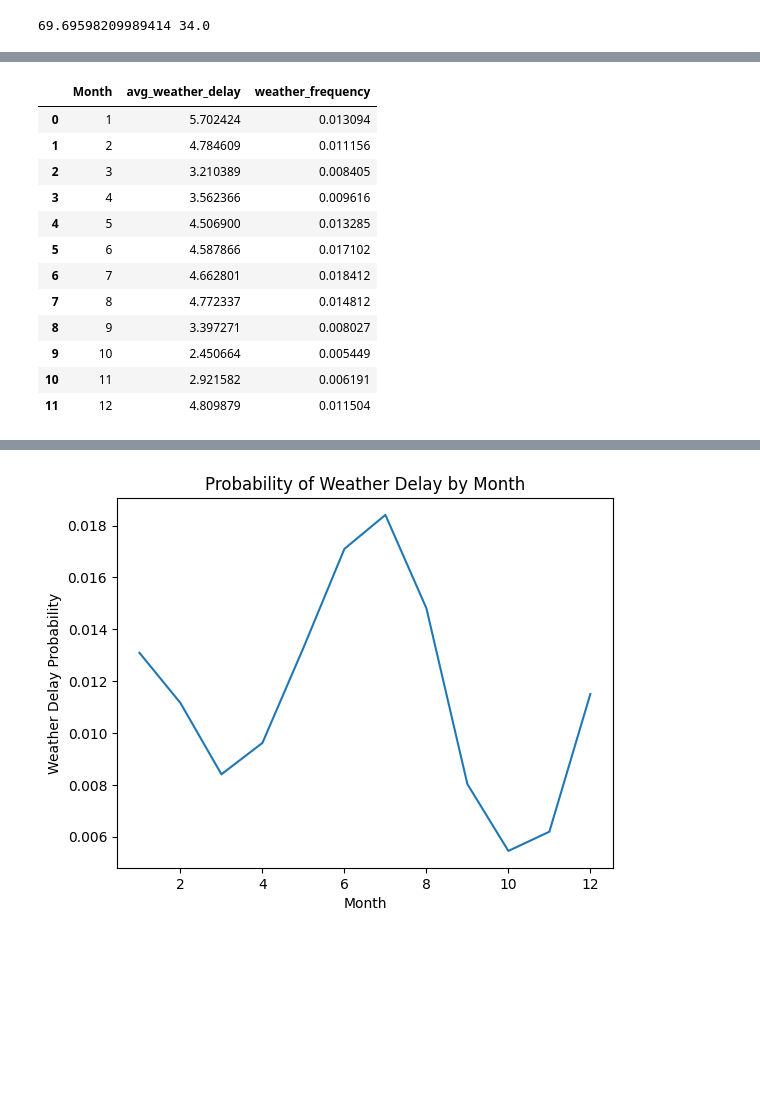
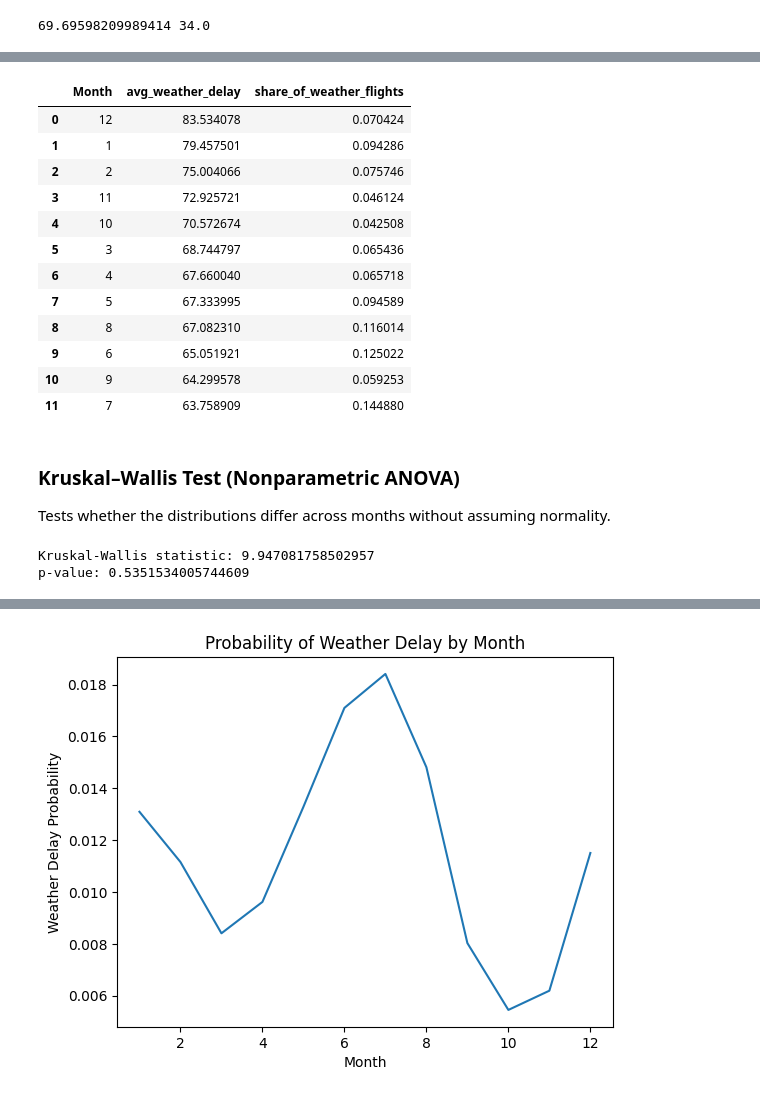
Before and after one commit to HudsonPifer1217/CSC369, a Jupyter notebook: FinalProject/WeatherEDA.ipynb, the cells around one changed output, grey strips where cells are left out. Cells and saved outputs as stored; diff of their text form; code cells hidden in the pictures; blank space fills up the shorter version.

```diff
--- a/FinalProject/WeatherEDA.ipynb
+++ b/FinalProject/WeatherEDA.ipynb
@@ -71,26 +90,35 @@ plt.show()
 # %%
 monthly_weather = con.execute(f"""
     SELECT
         Month,
         AVG(WeatherDelay) AS avg_weather_delay,
-        AVG(CASE WHEN WeatherDelay > 0 THEN 1 ELSE 0 END) AS weather_frequency
+        COUNT(*) * 1.0 / (
+            SELECT COUNT(*)
+            FROM read_parquet('{PATH}')
+            WHERE WeatherDelay > 0
+        ) AS share_of_weather_flights
     FROM read_parquet('{PATH}')
+    WHERE WeatherDelay > 0
     GROUP BY Month
-    ORDER BY Month
+    ORDER BY avg_weather_delay DESC
 """).df()
 
 monthly_weather
 # %% [output]
-|  | Month | avg_weather_delay | weather_frequency |
-| 0 | 1 | 5.702424 | 0.013094 |
-| 1 | 2 | 4.784609 | 0.011156 |
-| 2 | 3 | 3.210389 | 0.008405 |
-| 3 | 4 | 3.562366 | 0.009616 |
-| 4 | 5 | 4.506900 | 0.013285 |
-| 5 | 6 | 4.587866 | 0.017102 |
-| 6 | 7 | 4.662801 | 0.018412 |
-| 7 | 8 | 4.772337 | 0.014812 |
-| 8 | 9 | 3.397271 | 0.008027 |
-| 9 | 10 | 2.450664 | 0.005449 |
-| 10 | 11 | 2.921582 | 0.006191 |
-| 11 | 12 | 4.809879 | 0.011504 |
+|  | Month | avg_weather_delay | share_of_weather_flights |
+| 0 | 12 | 83.534078 | 0.070424 |
+| 1 | 1 | 79.457501 | 0.094286 |
+| 2 | 2 | 75.004066 | 0.075746 |
+| 3 | 11 | 72.925721 | 0.046124 |
+| 4 | 10 | 70.572674 | 0.042508 |
+| 5 | 3 | 68.744797 | 0.065436 |
+| 6 | 4 | 67.660040 | 0.065718 |
+| 7 | 5 | 67.333995 | 0.094589 |
+| 8 | 8 | 67.082310 | 0.116014 |
+| 9 | 6 | 65.051921 | 0.125022 |
+| 10 | 9 | 64.299578 | 0.059253 |
+| 11 | 7 | 63.758909 | 0.144880 |
+# %% [markdown]
+### Kruskal–Wallis Test (Nonparametric ANOVA)
+
+Tests whether the distributions differ across months without assuming normality.
@@ -96,0 +136,13 @@ monthly_weather
+# %%
+groups = [
+    weather_df[weather_df["Month"] == m]["WeatherDelay"]
+    for m in sorted(weather_df["Month"].unique())
+]
+
+stat, p = kruskal(*groups)
+
+print("Kruskal-Wallis statistic:", stat)
+print("p-value:", p)
+# %% [output]
+Kruskal-Wallis statistic: 9.947081758502957
+p-value: 0.5351534005744609
```
Also changed, not shown: parts of 14 cells of this notebook, 9 other files.
